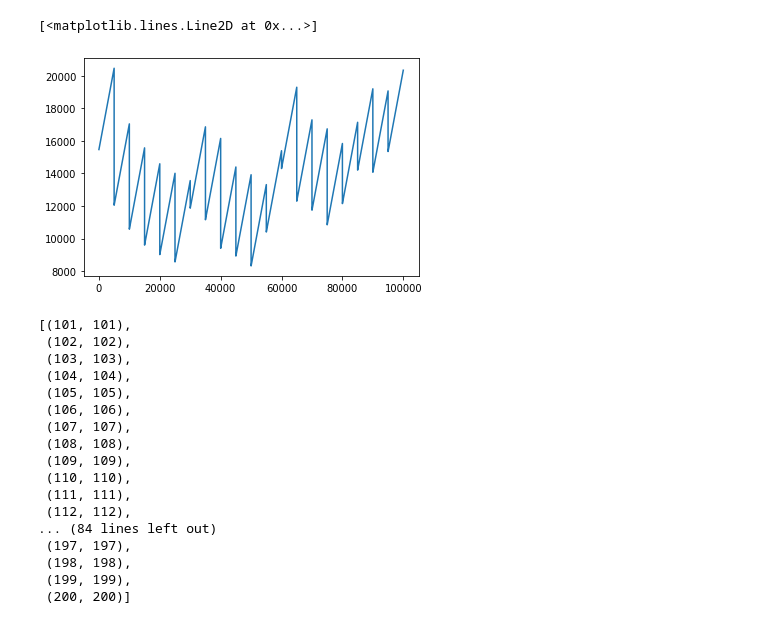
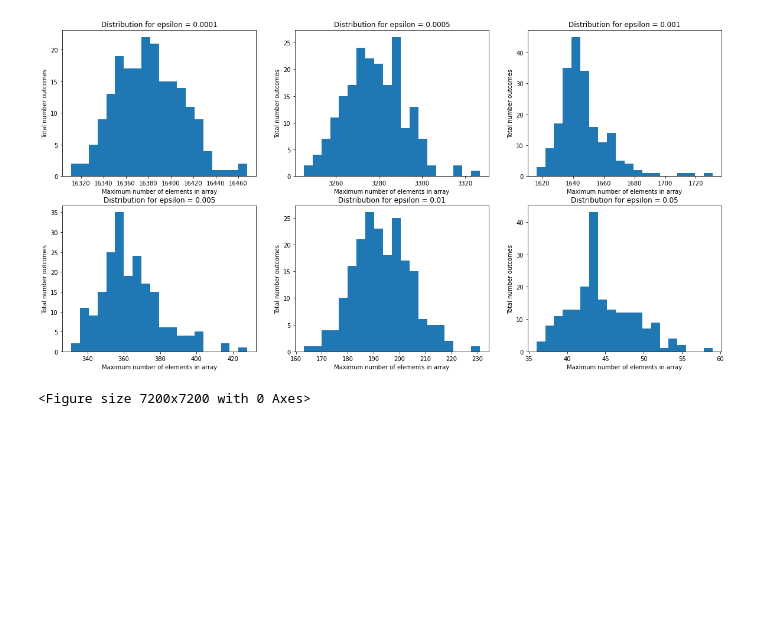
Before and after one commit to TihonovNV/STDSR-Assignment-1, a Jupyter notebook: Assignment_1.ipynb, the cells around one changed output. Saved outputs shown, nothing was run; the diff lists cells and outputs as text; code cells hidden in the pictures; blank space fills up the shorter version.

```diff
--- a/Assignment_1.ipynb
+++ b/Assignment_1.ipynb
@@ -9,6 +9,7 @@ from tqdm import tqdm
 random.seed(42)
 # %%
 class GK01():
+    # Comparable tuple data structure
     @functools.total_ordering
     class T():
         def __init__(self, v, g, delta):
@@ -25,28 +26,32 @@ class GK01():
         self.epsilon = epsilon
         self.interval = int(np.floor(1 / (2 * epsilon)))
 
+    # Add observation to data structure
     def add(self, v: int):
         t = self.T(v=v, g=1, delta=int(np.floor(2 * self.epsilon * self.n)))
         index = self.get_insert_index(t)
         if index == 0 or index == len(self.S):
             t.delta = 0;
 
+        # ensure that g_i + delta_i <= 2*epsilon*n
         if self.n % self.interval == 0:
             self.compress()
 
         self.S.insert(index, t)
         self.n += 1
 
-
+    # Find index for insertion
     def get_insert_index(self, t: T):
         index = bisect_left(self.S, t)
         return index
 
+    # Merge tuples while possible
     def compress(self):
         for i in range(len(self.S) - 2, 0, -1):
             while i < len(self.S) - 1 and self.delete_el(i):
                 continue
 
+    # Merge two tuples
     def delete_el(self, i: int):
         t1, t2 = self.S[i], self.S[i + 1]
 
@@ -57,8 +62,9 @@ class GK01():
 
         return False
 
+    # Find the best number representationg particular quantile
     def get_quantile(self, p: float):
-        rank = p * (self.n - 1) + 1
+        rank = int(np.ceil(p * n))
         margin = int(np.ceil(self.epsilon * self.n))
 
         best = -1
@@ -76,14 +82,16 @@ class GK01():
             return('error')
         return self.S[best].v
 # %%
-data = []
 stream = list(range(100000))
+epsilons = [0.0001, 0.0005, 0.001, 0.005, 0.01, 0.05]
+data = [[] for i in range(len(epsilons))]
 
-for k in tqdm(range(200)):
-    data.append(0)
-    gk01 = GK01(0.0001)
-    random.shuffle(stream)
-    for el in stream:
-        gk01.add(el)
-        if data[k] < len(gk01.S):
-            data[k] = len(gk01.S)
+for i, epsilon in tqdm(enumerate(epsilons)):
+    for j in range(200):
+        data[i].append(0)
+        gk01 = GK01(epsilon)
+        random.shuffle(stream)
+        for el in stream:
+            gk01.add(el)
+            if data[i][j] < len(gk01.S):
+                data[i][j] = len(gk01.S)
@@ -97,25 +98,15 @@ None
-# %%
-plt.plot([m[0] for m in data], [m[1] for m in data])
-# %% [output]
-[<matplotlib.lines.Line2D at 0x...>]
-[figure, removed]
-# %%
-data[100:200]
-# %% [output]
-[(101, 101),
- (102, 102),
- (103, 103),
- (104, 104),
- (105, 105),
- (106, 106),
- (107, 107),
- (108, 108),
- (109, 109),
- (110, 110),
- (111, 111),
- (112, 112),
-... (84 lines left out)
- (197, 197),
- (198, 198),
- (199, 199),
- (200, 200)]
+# %%
+figure, axis = plt.subplots(2, 3, figsize=(20,10))
+
+for x in range(2):
+    for y in range(3):
+        axis[x, y].hist(data[3*x + y], bins=20)
+        axis[x, y].set_title(f"Distribution for epsilon = {epsilons[3*x + y]}")
+        axis[x, y].set_ylabel('Total number outcomes')
+        axis[x, y].set_xlabel('Maximum number of elements in array')
+
+plt.figure(figsize=(100, 100))
+plt.show()
+# %% [output]
+[figure, added]
+<Figure size 7200x7200 with 0 Axes>
```
Also changed, not shown: parts of 1 cell of this notebook.
